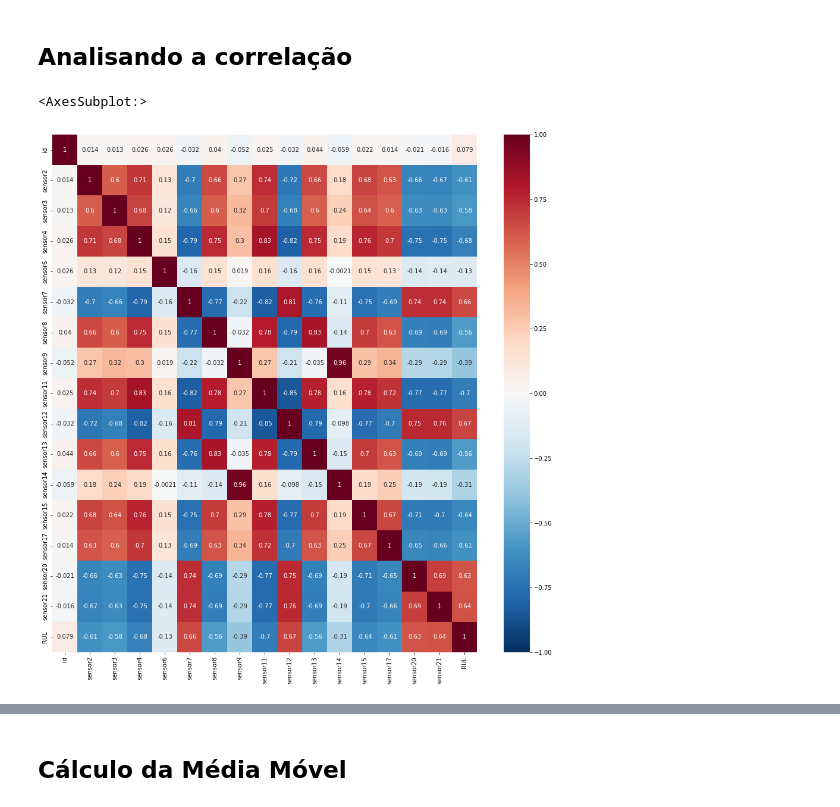
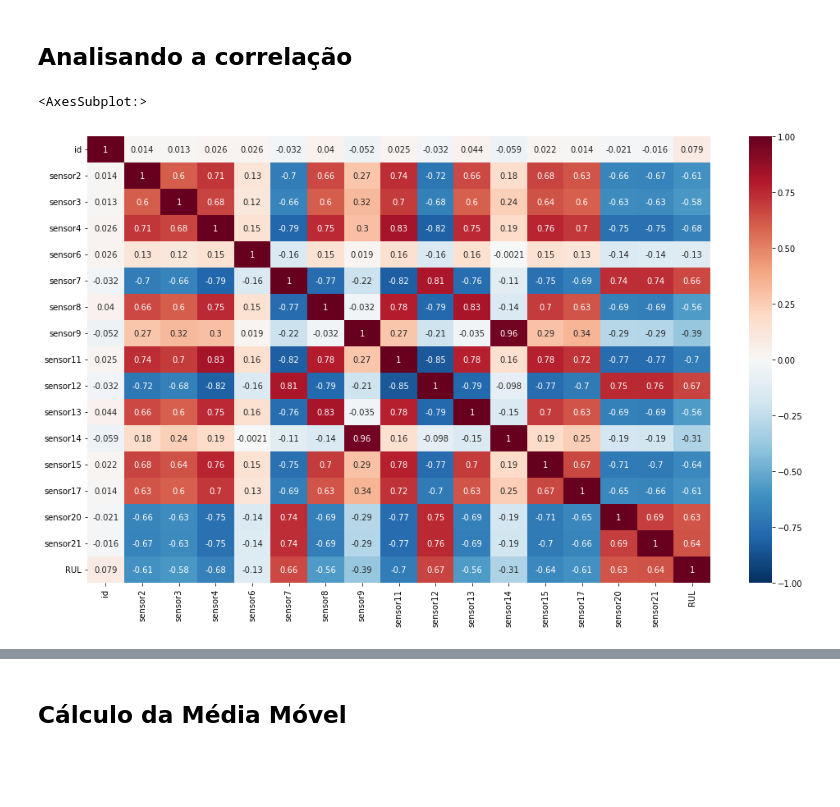
Before and after one commit to lucas-fpaiva/estatistica_pes, a Jupyter notebook: exploratory-m1.ipynb, the cells around one changed output, grey strips where cells are left out. Drawn from its saved outputs; the diff is of its cells as text; code cells hidden in the pictures; blank space fills up the shorter version.

```diff
--- a/exploratory-m1.ipynb
+++ b/exploratory-m1.ipynb
@@ -145,11 +145,11 @@ data_cor = corr_clean (train_data)
 # %% [markdown]
 ## Analisando a correlação
 # %%
-plt.figure(figsize=(16,16))
+plt.figure(figsize=(17,10))
 sns.heatmap(data_cor, cmap='RdBu_r', vmin=-1, vmax=1, annot=True)
 # %% [output]
 <AxesSubplot:>
-[figure, old version]
+[figure, new version]
 # %%
 data_cor.sort_values(by=['RUL'], ascending=False, key=abs).head(6)
 # %% [output]
```
